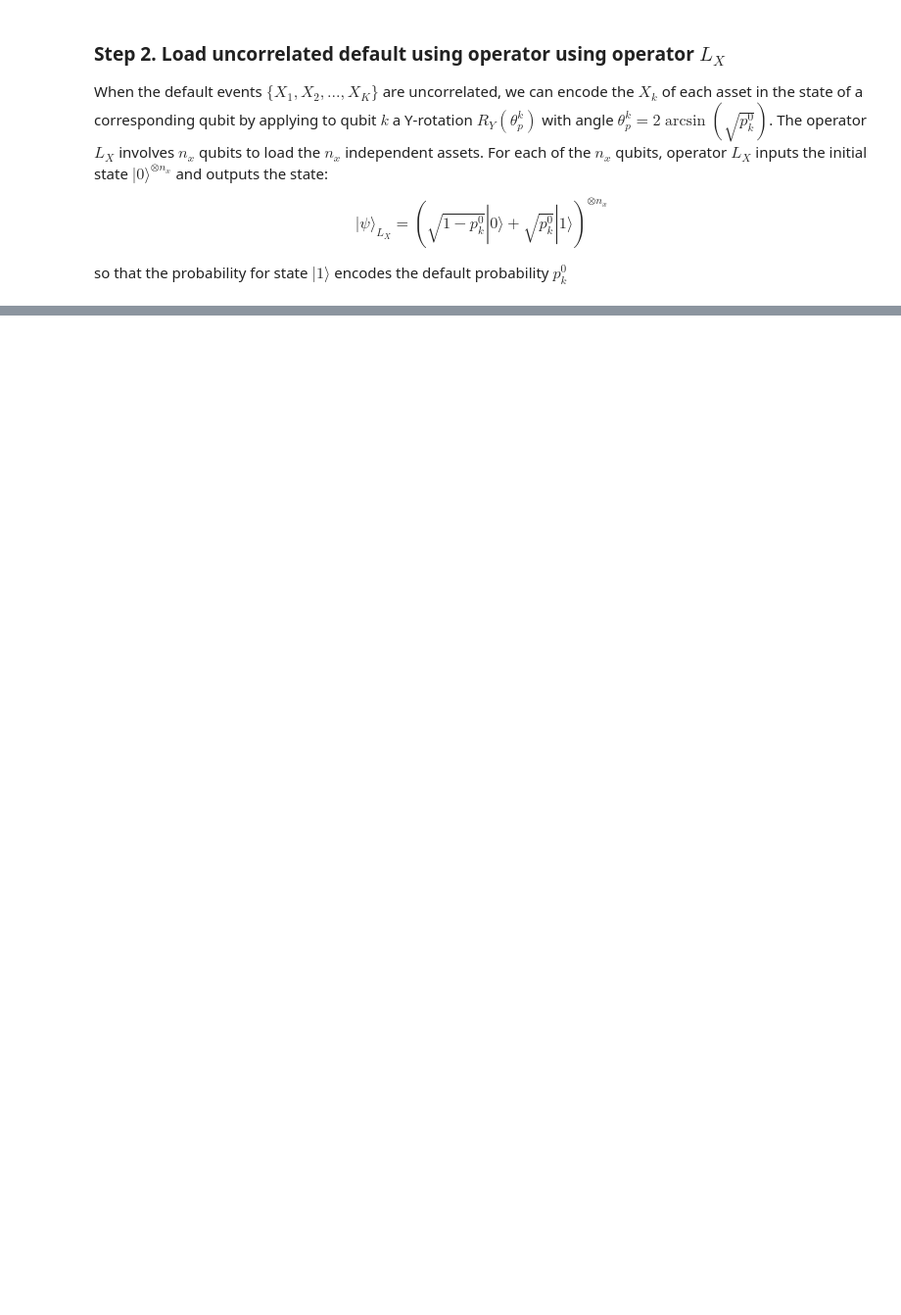
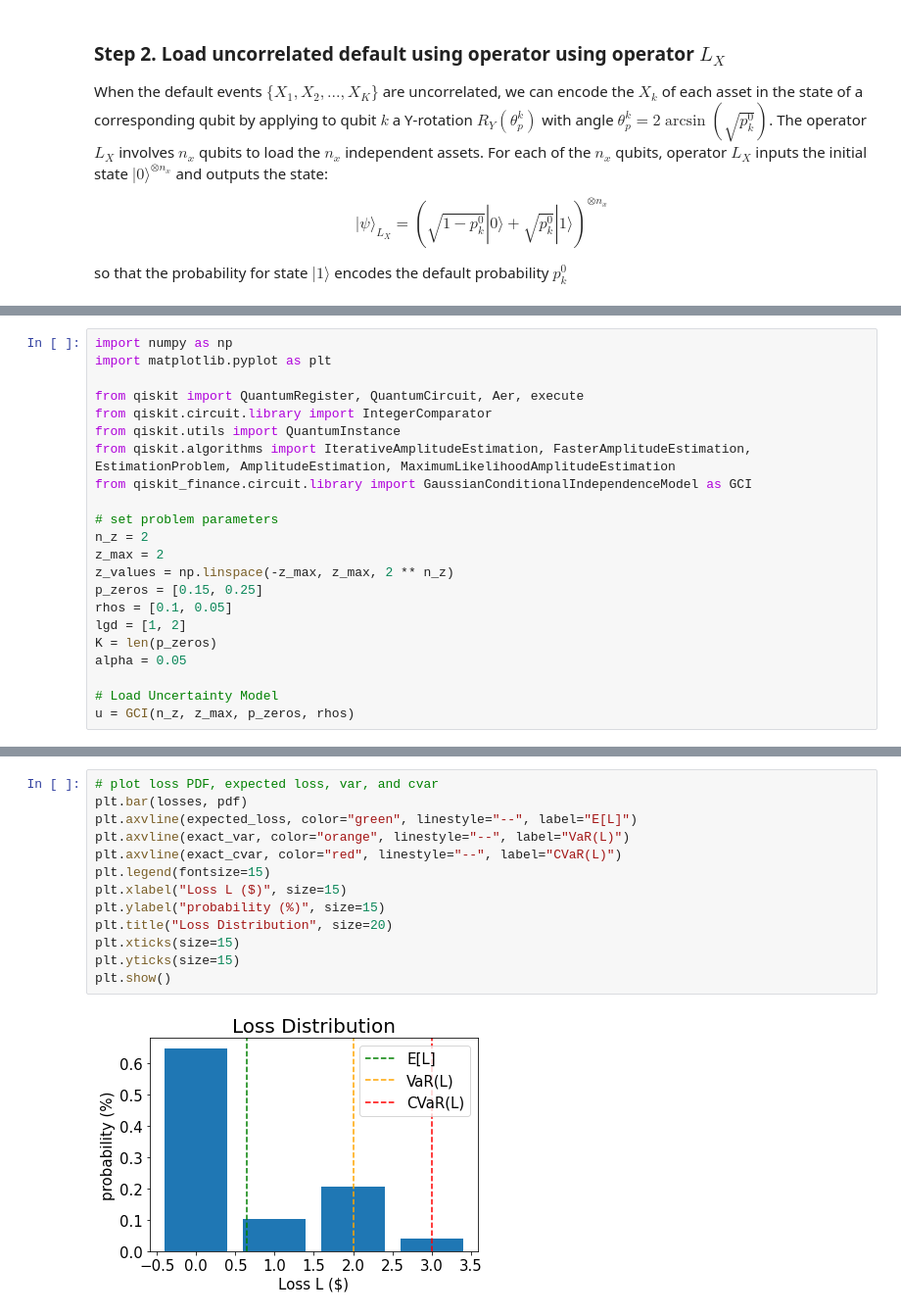
Before and after one commit to ZiyuanLi007/quantumalg, a Jupyter notebook: technotes/TechNotes_CreditRiskQAE.ipynb, the cells around one changed output, grey strips where cells are left out. Shown: that part at 98% size. Cells and saved outputs as stored; diff of their text form; blank space fills up the shorter version.

```diff
--- a/technotes/TechNotes_CreditRiskQAE.ipynb
+++ b/technotes/TechNotes_CreditRiskQAE.ipynb
@@ -82,0 +135,22 @@ $$|\psi\rangle_{L_Z} = \sum_{z=0}^{2^{n_z}-1} \sqrt{f(z)} |z\rangle (\sqrt{1-p_k
+# %%
+import numpy as np
+import matplotlib.pyplot as plt
+
+from qiskit import QuantumRegister, QuantumCircuit, Aer, execute
+from qiskit.circuit.library import IntegerComparator
+from qiskit.utils import QuantumInstance
+from qiskit.algorithms import IterativeAmplitudeEstimation, FasterAmplitudeEstimation, EstimationProblem, AmplitudeEstimation, MaximumLikelihoodAmplitudeEstimation
+from qiskit_finance.circuit.library import GaussianConditionalIndependenceModel as GCI
+
+# set problem parameters
+n_z = 2
+z_max = 2
+z_values = np.linspace(-z_max, z_max, 2 ** n_z)
+p_zeros = [0.15, 0.25]
+rhos = [0.1, 0.05]
+lgd = [1, 2]
+K = len(p_zeros)
+alpha = 0.05
+
+# Load Uncertainty Model
+u = GCI(n_z, z_max, p_zeros, rhos)
@@ -82,0 +215,15 @@ $$|\psi\rangle_{L_Z} = \sum_{z=0}^{2^{n_z}-1} \sqrt{f(z)} |z\rangle (\sqrt{1-p_k
+# %%
+# plot loss PDF, expected loss, var, and cvar
+plt.bar(losses, pdf)
+plt.axvline(expected_loss, color="green", linestyle="--", label="E[L]")
+plt.axvline(exact_var, color="orange", linestyle="--", label="VaR(L)")
+plt.axvline(exact_cvar, color="red", linestyle="--", label="CVaR(L)")
+plt.legend(fontsize=15)
+plt.xlabel("Loss L ($)", size=15)
+plt.ylabel("probability (%)", size=15)
+plt.title("Loss Distribution", size=20)
+plt.xticks(size=15)
+plt.yticks(size=15)
+plt.show()
+# %% [output]
+[figure, added]
```
Also changed, not shown: parts of 24 cells of this notebook.
